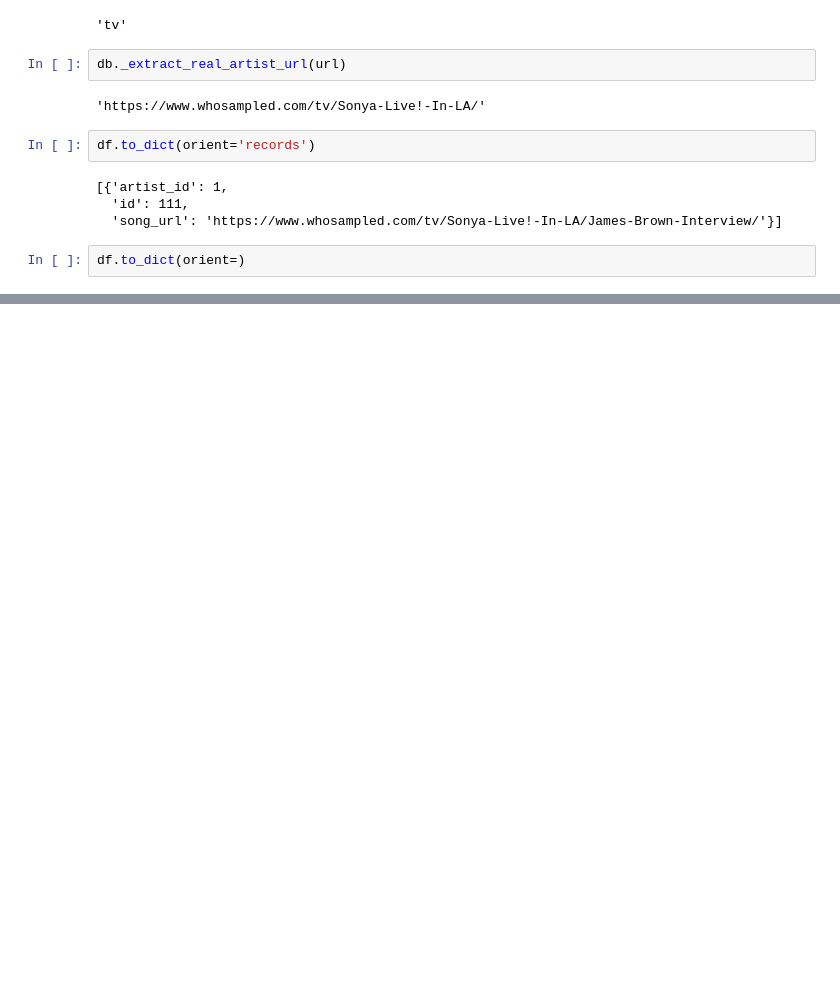
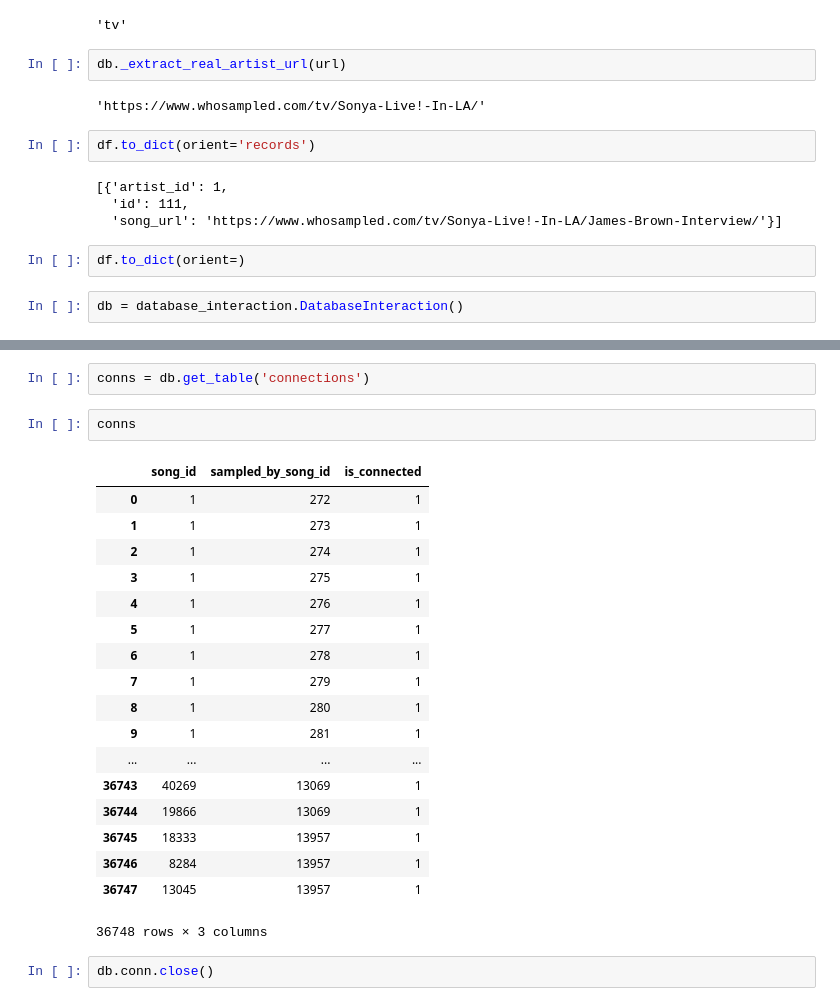
Before and after one commit to brettashley/ml-mix-lab, a Jupyter notebook: notebooks/db-interaction.ipynb, the cells around one changed output, grey strips where cells are left out. Cells and saved outputs as stored; diff of their text form; blank space fills up the shorter version.

```diff
--- a/notebooks/db-interaction.ipynb
+++ b/notebooks/db-interaction.ipynb
@@ -573,3 +579,5 @@ df.to_dict(orient='records')
   'song_url': 'https://www.whosampled.com/tv/Sonya-Live!-In-LA/James-Brown-Interview/'}]
 # %%
 df.to_dict(orient=)
+# %%
+db = database_interaction.DatabaseInteraction()
@@ -575,0 +593,25 @@ df.to_dict(orient=)
+# %%
+conns = db.get_table('connections')
+# %%
+conns
+# %% [output]
+|  | song_id | sampled_by_song_id | is_connected |
+| 0 | 1 | 272 | 1 |
+| 1 | 1 | 273 | 1 |
+| 2 | 1 | 274 | 1 |
+| 3 | 1 | 275 | 1 |
+| 4 | 1 | 276 | 1 |
+| 5 | 1 | 277 | 1 |
+| 6 | 1 | 278 | 1 |
+| 7 | 1 | 279 | 1 |
+| 8 | 1 | 280 | 1 |
+| 9 | 1 | 281 | 1 |
+| ... | ... | ... | ... |
+| 36743 | 40269 | 13069 | 1 |
+| 36744 | 19866 | 13069 | 1 |
+| 36745 | 18333 | 13957 | 1 |
+| 36746 | 8284 | 13957 | 1 |
+| 36747 | 13045 | 13957 | 1 |
+36748 rows × 3 columns
+# %%
+db.conn.close()
```
Also changed, not shown: parts of 6 cells of this notebook, 3 other files.
